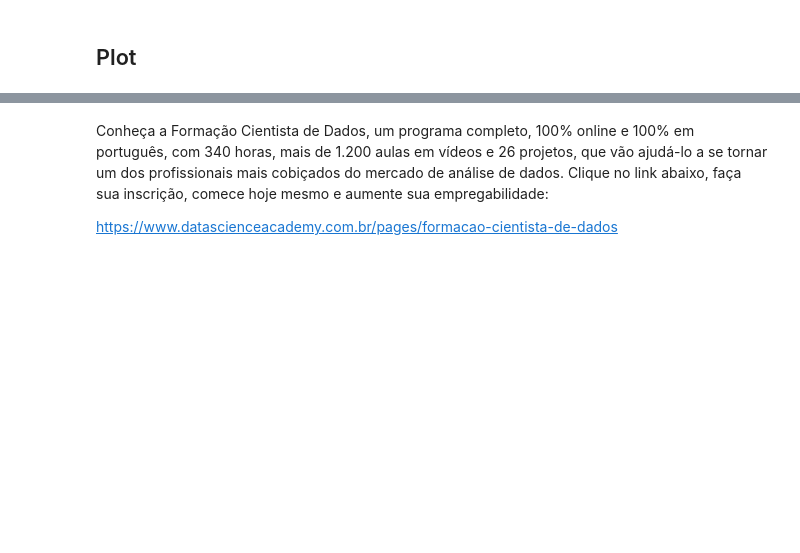
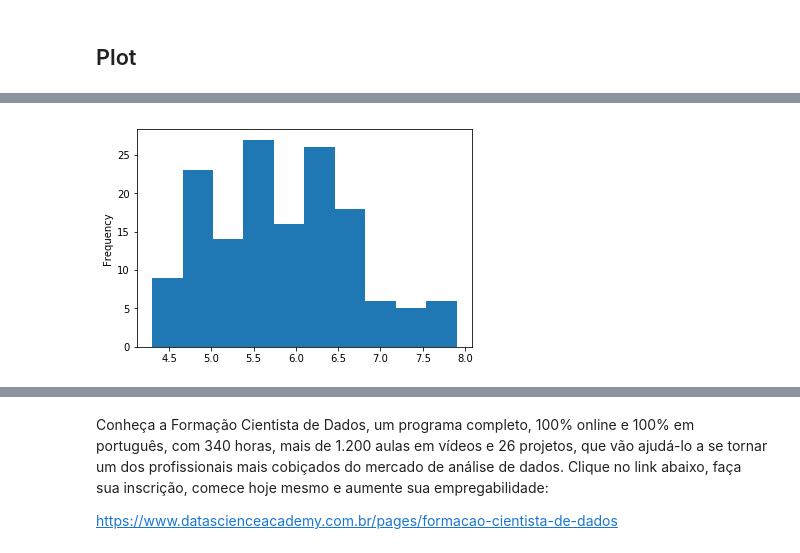
Before and after one commit to EricGPTI/MaratonaDataScience, a Jupyter notebook: DSA-Python-Cap09-Exercicio.ipynb, the cells around one changed output, grey strips where cells are left out. Saved outputs shown, nothing was run; the diff lists cells and outputs as text; code cells hidden in the pictures; blank space fills up the shorter version.

```diff
--- a/DSA-Python-Cap09-Exercicio.ipynb
+++ b/DSA-Python-Cap09-Exercicio.ipynb
@@ -222,5 +222,5 @@ Name: sepal length (cm), dtype: int64
 ## Plot
 # %%
 # Crie um Histograma de sepal length
-df1['sepal length (cm)'].
+df1['sepal length (cm)'].plot.hist()
 # %% [output]
@@ -228,3 +228,4 @@ SyntaxError: invalid syntax (<ipython-input-34-f7a2efa2abb4>, line 2)
+[figure, added]
 # %%
 # Crie um Gráficos de Dispersão (scatter Plot) da variável sepal length versus número da linha,
 # colorido por marcadores da variável target
```
Also changed, not shown: parts of 8 cells of this notebook.
